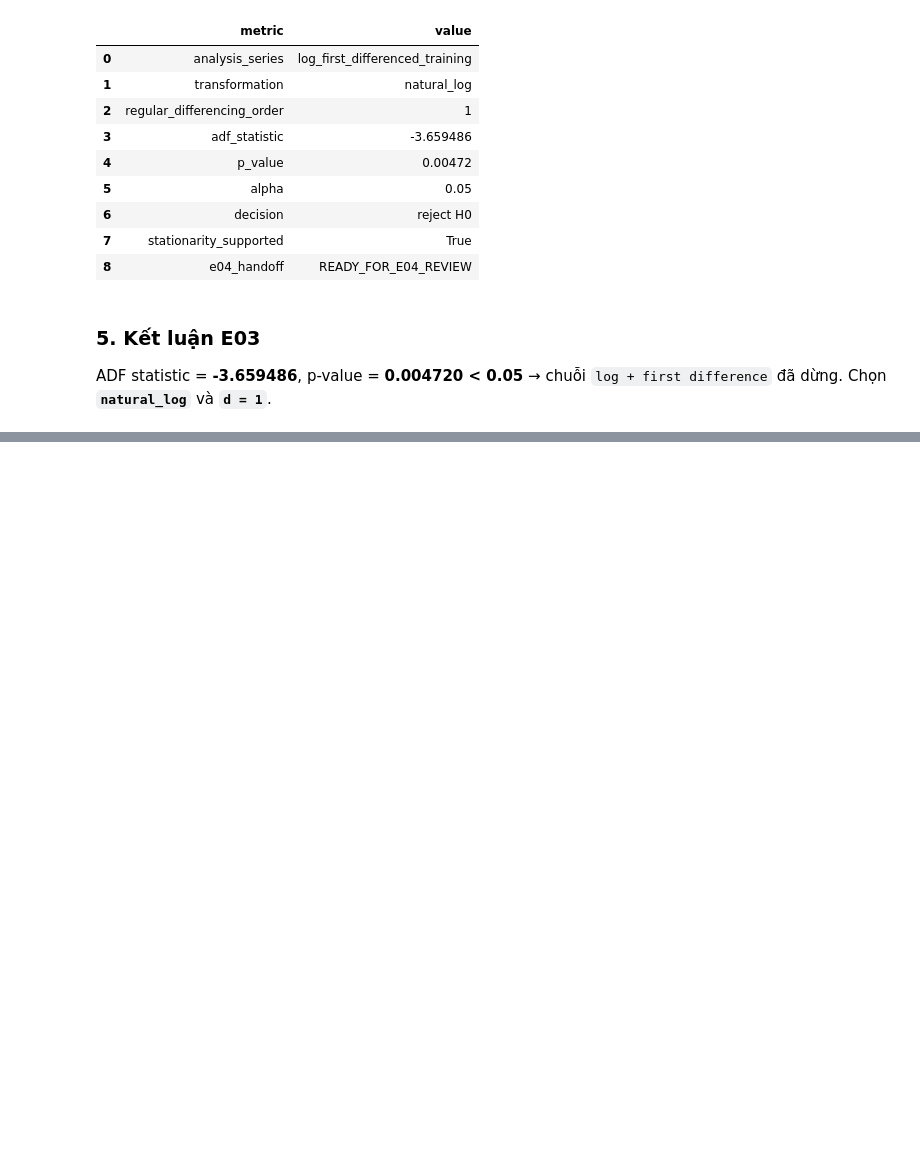
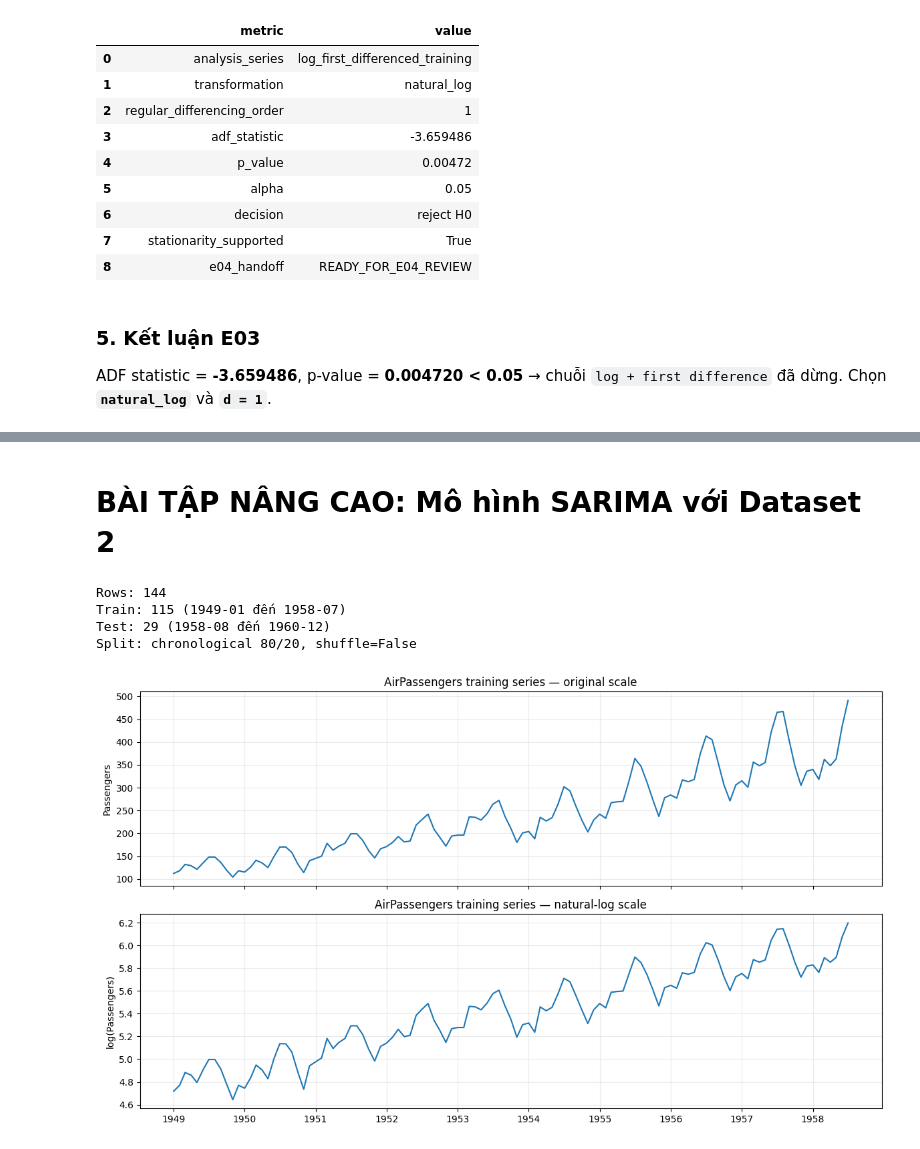
Before and after one commit to Tuvienn/TOTAL_LAB_PRACTICE_FOR_TIME_SERIES, a Jupyter notebook: total_practice/Practice_2/notebooks/Practice_2_present.ipynb, the cells around one changed output, grey strips where cells are left out. Drawn from its saved outputs; the diff is of its cells as text; code cells hidden in the pictures; blank space fills up the shorter version.

```diff
--- a/total_practice/Practice_2/notebooks/Practice_2_present.ipynb
+++ b/total_practice/Practice_2/notebooks/Practice_2_present.ipynb
@@ -280,0 +833,77 @@ ADF statistic = **-3.659486**, p-value = **0.004720 < 0.05** → chuỗi `log +
+# %% [markdown]
+# BÀI TẬP NÂNG CAO: Mô hình SARIMA với Dataset 2
+# %%
+air_df = pd.read_csv(AIRPASSENGERS_PATH)
+
+if list(air_df.columns) != ["Month", "Passengers"]:
+    raise ValueError(f"Schema không đúng contract: {air_df.columns.tolist()}")
+
+air_df["Month"] = pd.to_datetime(
+    air_df["Month"],
+    format="%Y-%m",
+    errors="raise",
+)
+air_df["Passengers"] = pd.to_numeric(air_df["Passengers"], errors="raise")
+air_df = air_df.set_index("Month")
+
+if not air_df.index.is_monotonic_increasing:
+    raise ValueError("Datetime index không theo thứ tự thời gian.")
+if air_df.index.has_duplicates:
+    raise ValueError("Phát hiện timestamp trùng.")
+if air_df["Passengers"].isna().any():
+    raise ValueError("Target có missing values.")
+
+expected_index = pd.date_range(
+    start="1949-01-01",
+    end="1960-12-01",
+    freq="MS",
+)
+
+if len(air_df) != 144 or not air_df.index.equals(expected_index):
+    raise ValueError("Số quan sát, date range hoặc monthly frequency sai contract.")
+
+air_series = air_df["Passengers"].astype(float)
+air_series.index = pd.DatetimeIndex(air_series.index, freq="MS", name="Month")
+
+split_at = int(len(air_series) * 0.8)
+air_train = air_series.iloc[:split_at].copy()
+air_test = air_series.iloc[split_at:].copy()
+
+if len(air_train) != 115 or len(air_test) != 29:
+    raise ValueError(
+        f"Split ngoài contract: train={len(air_train)}, test={len(air_test)}"
+    )
+if air_train.index.max() >= air_test.index.min():
+    raise ValueError("Train/test boundary không bảo toàn thứ tự thời gian.")
+
+print(f"Rows: {len(air_series)}")
+print(f"Train: {len(air_train)} ({air_train.index.min():%Y-%m} đến {air_train.index.max():%Y-%m})")
+print(f"Test: {len(air_test)} ({air_test.index.min():%Y-%m} đến {air_test.index.max():%Y-%m})")
+print("Split: chronological 80/20, shuffle=False")
+# %% [output]
+Rows: 144
+Train: 115 (1949-01 đến 1958-07)
+Test: 29 (1958-08 đến 1960-12)
+Split: chronological 80/20, shuffle=False
+# %%
+import matplotlib.pyplot as plt
+
+if (air_train <= 0).any():
+    raise ValueError("Không thể khảo sát log scale vì training có giá trị không dương.")
+
+fig, axes = plt.subplots(2, 1, figsize=(12, 7), sharex=True)
+
+axes[0].plot(air_train.index, air_train)
+axes[0].set_title("AirPassengers training series — original scale")
+axes[0].set_ylabel("Passengers")
+axes[0].grid(alpha=0.25)
+
+axes[1].plot(air_train.index, np.log(air_train))
+axes[1].set_title("AirPassengers training series — natural-log scale")
+axes[1].set_ylabel("log(Passengers)")
+axes[1].grid(alpha=0.25)
+
+plt.tight_layout()
+plt.show()
+# %% [output]
+[figure, added]
```
Also changed, not shown: parts of 57 cells of this notebook, 9 other files.
